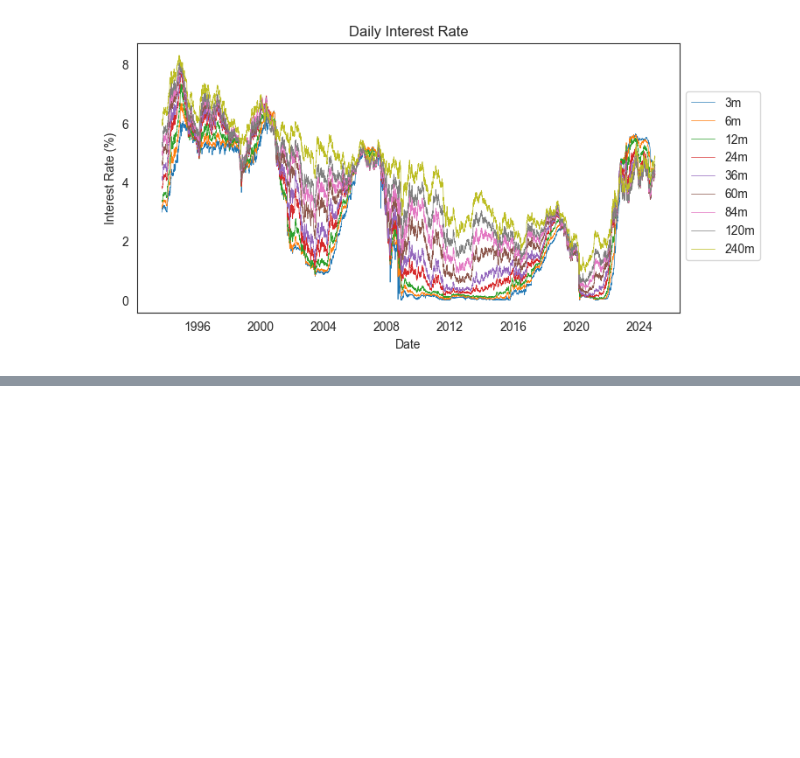
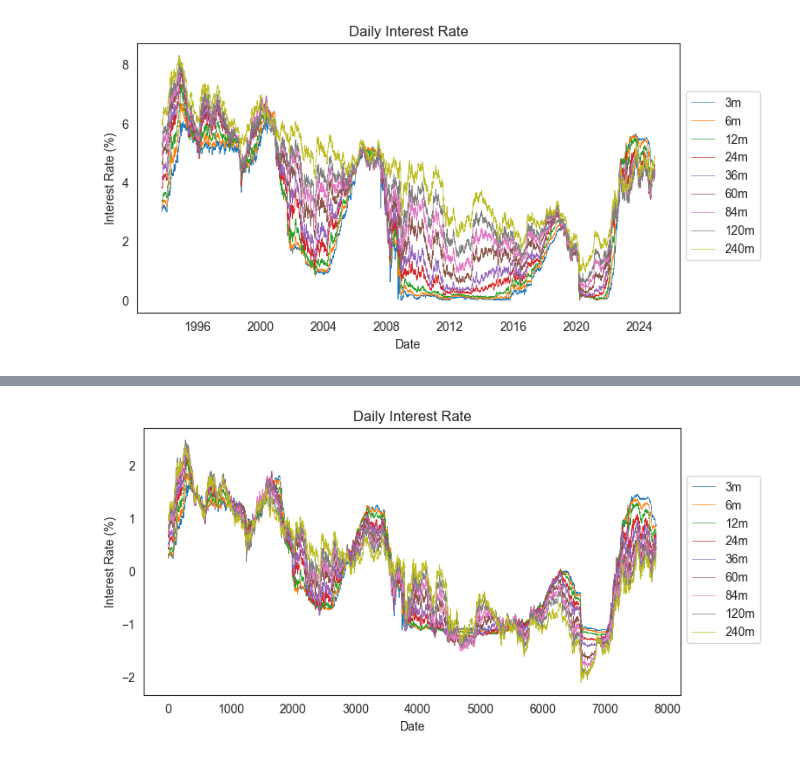
Before and after one commit to Kaatdj/Thesis-ALM, a Jupyter notebook: Yield Curve Simulation/NSS/oefening NSS.ipynb, the cells around one changed output, grey strips where cells are left out. Cells and saved outputs as stored; diff of their text form; code cells hidden in the pictures; blank space fills up the shorter version.

```diff
--- a/Yield Curve Simulation/NSS/oefening NSS.ipynb
+++ b/Yield Curve Simulation/NSS/oefening NSS.ipynb
@@ -138,0 +175,10 @@ plot_rates(df)
+# %%
+# Create instance of scalar
+scaler = StandardScaler()
+df_scaled = pd.DataFrame(scaler.fit_transform(np.array(df)))
+df_scaled.columns = df.columns
+
+# Plot the scalared dataset
+plot_rates(df_scaled)
+# %% [output]
+[figure, added]
```
Also changed, not shown: parts of 26 cells of this notebook.
